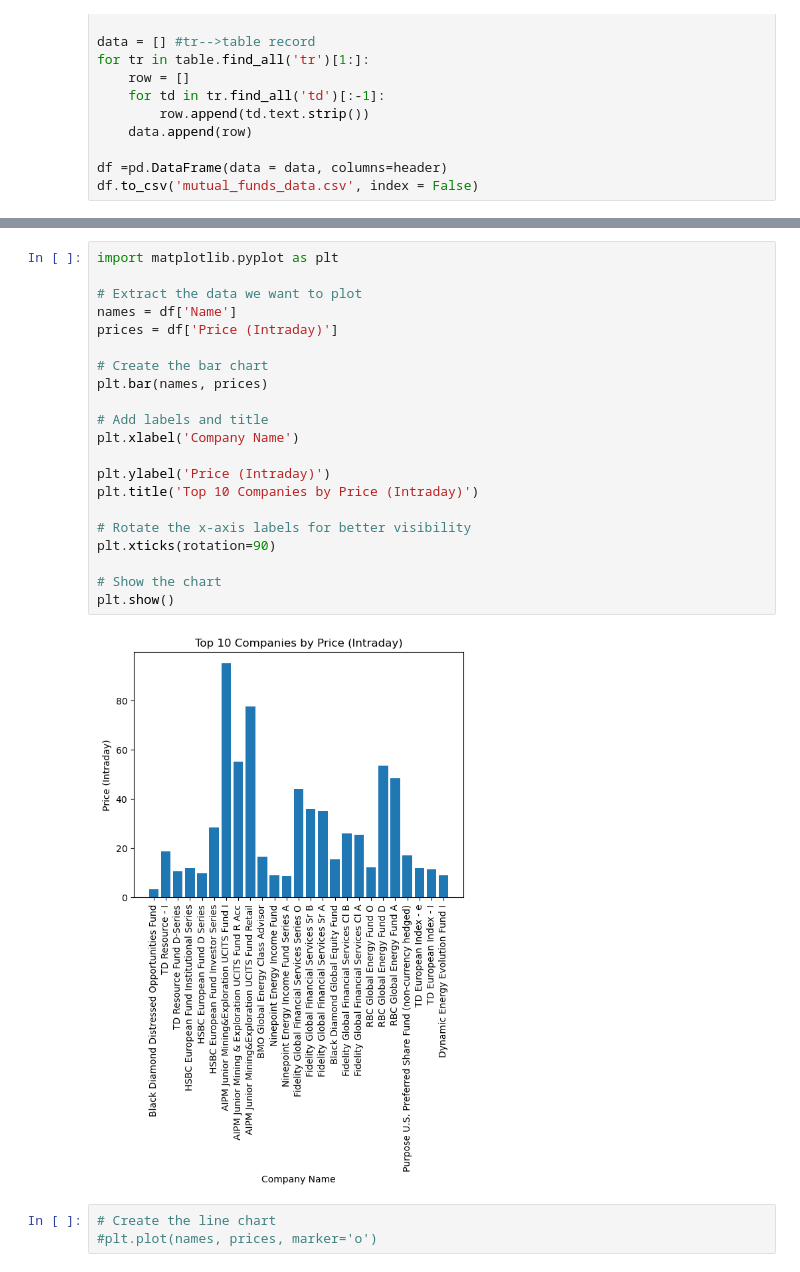
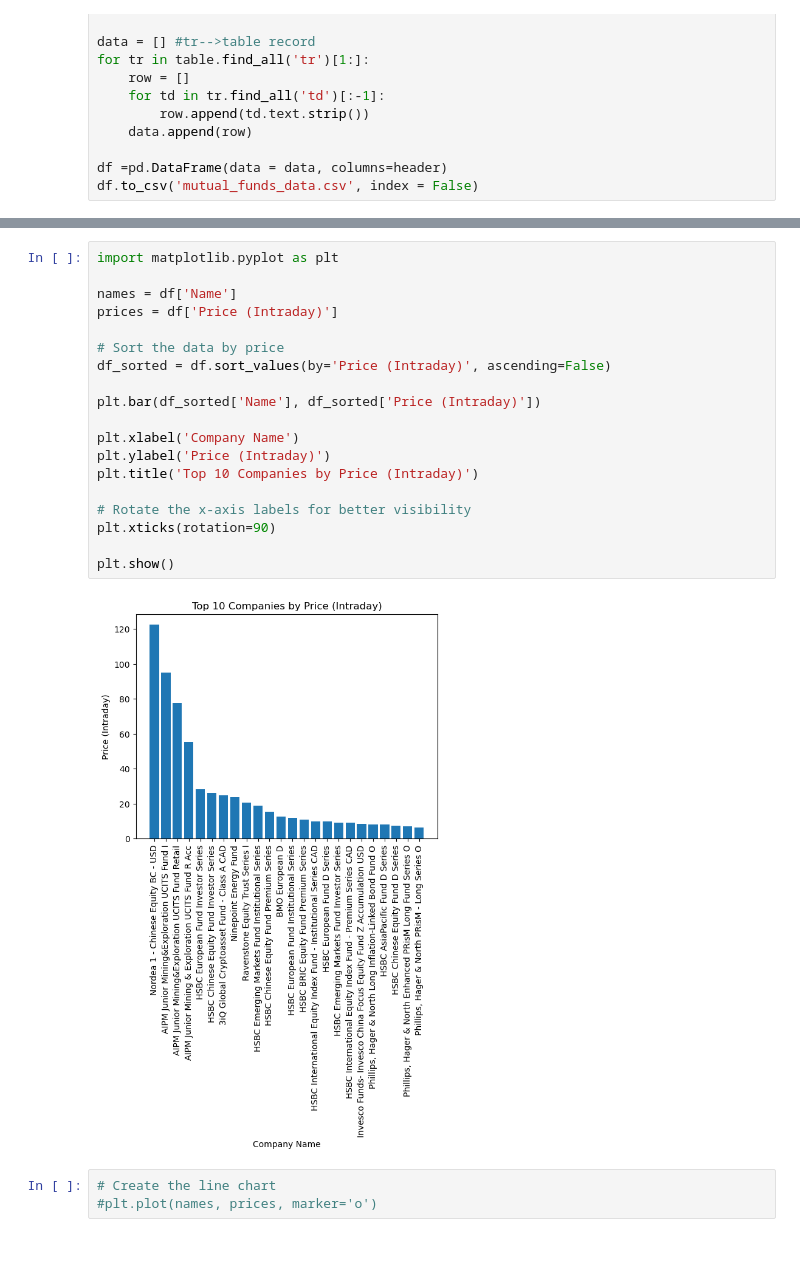
Before and after one commit to manavpatel571/web-scraping-project, a Jupyter notebook: scraping yahoo finance website/scrape mutual funds data.ipynb, the cells around one changed output, grey strips where cells are left out. Saved outputs shown, nothing was run; the diff lists cells and outputs as text.

```diff
--- a/scraping yahoo finance website/scrape mutual funds data.ipynb
+++ b/scraping yahoo finance website/scrape mutual funds data.ipynb
@@ -65,26 +65,24 @@ max     3.500000         95.120000       99.780000       100.770000
 # %%
 import matplotlib.pyplot as plt
 
-# Extract the data we want to plot
 names = df['Name']
 prices = df['Price (Intraday)']
 
-# Create the bar chart
-plt.bar(names, prices)
+# Sort the data by price
+df_sorted = df.sort_values(by='Price (Intraday)', ascending=False)
 
-# Add labels and title
+plt.bar(df_sorted['Name'], df_sorted['Price (Intraday)'])
+
 plt.xlabel('Company Name')
-
 plt.ylabel('Price (Intraday)')
 plt.title('Top 10 Companies by Price (Intraday)')
 
 # Rotate the x-axis labels for better visibility
 plt.xticks(rotation=90)
 
-# Show the chart
 plt.show()
 # %% [output]
-[figure, old version]
+[figure, new version]
 # %%
 # Create the line chart
 #plt.plot(names, prices, marker='o')
```
Also changed, not shown: parts of 1 cell of this notebook.
